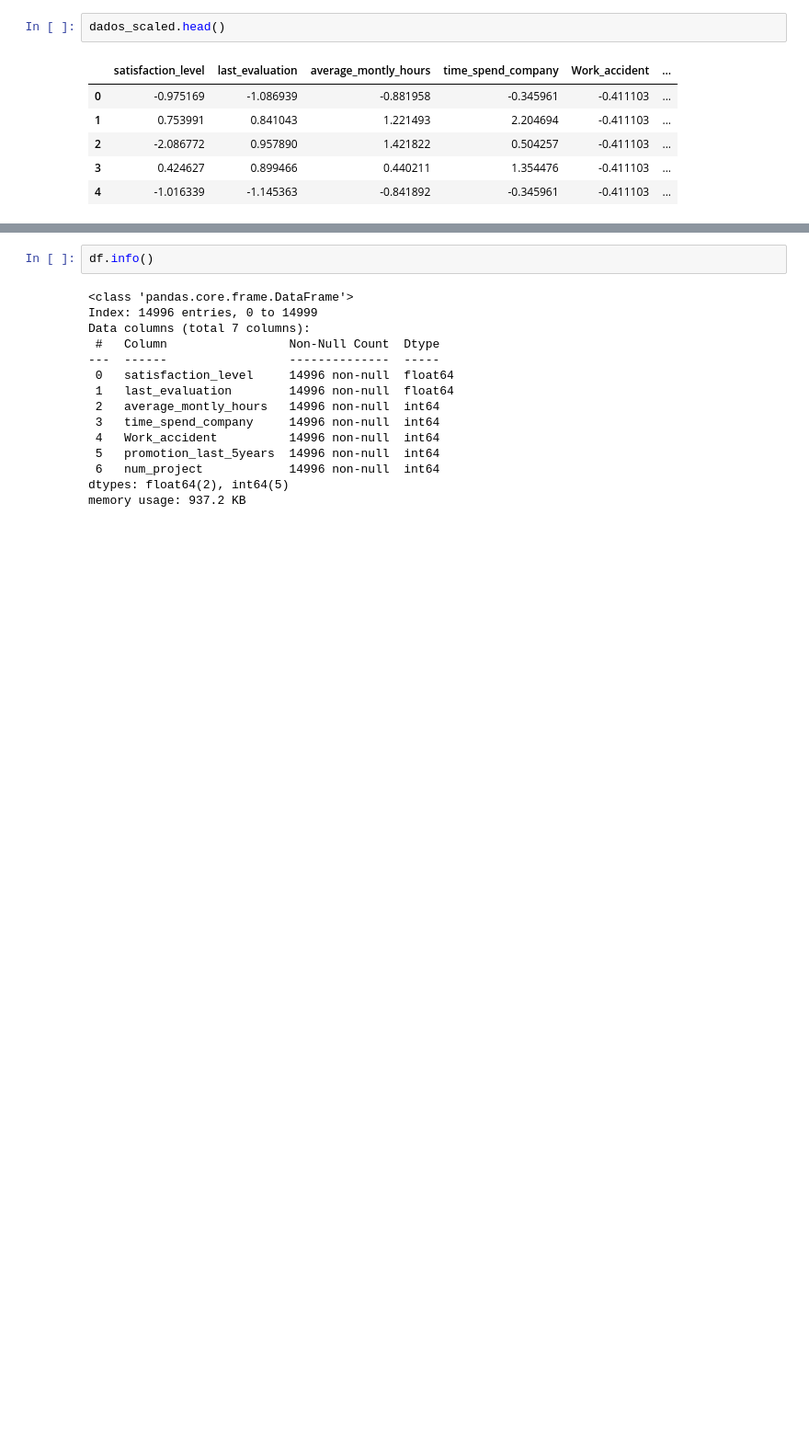
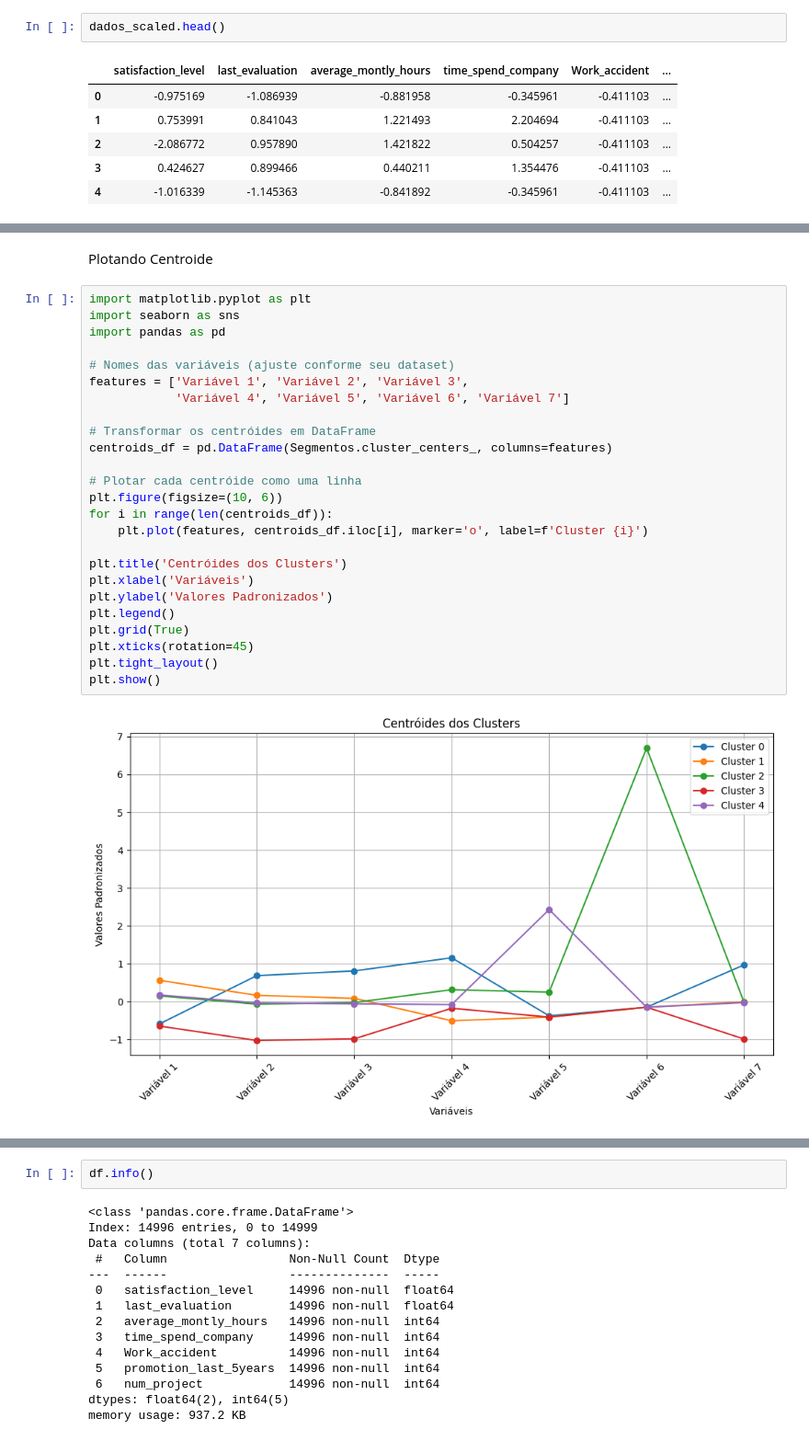
Before and after one commit to Uill-Iam/Estudo, a Jupyter notebook: Python/ML/ACEM/ACEM.ipynb, the cells around one changed output, grey strips where cells are left out. Shown at 92% size. Drawn from its saved outputs; the diff is of its cells as text; blank space fills up the shorter version.

```diff
--- a/Python/ML/ACEM/ACEM.ipynb
+++ b/Python/ML/ACEM/ACEM.ipynb
@@ -1093,3 +1073,32 @@ array([[-0.59214094,  0.68532349,  0.80998306,  1.15629089, -0.37630798,
+# %% [markdown]
+Plotando Centroide
+# %%
+import matplotlib.pyplot as plt
+import seaborn as sns
+import pandas as pd
+
+# Nomes das variáveis (ajuste conforme seu dataset)
+features = ['Variável 1', 'Variável 2', 'Variável 3',
+            'Variável 4', 'Variável 5', 'Variável 6', 'Variável 7']
+
+# Transformar os centróides em DataFrame
+centroids_df = pd.DataFrame(Segmentos.cluster_centers_, columns=features)
+
+# Plotar cada centróide como uma linha
+plt.figure(figsize=(10, 6))
+for i in range(len(centroids_df)):
+    plt.plot(features, centroids_df.iloc[i], marker='o', label=f'Cluster {i}')
+
+plt.title('Centróides dos Clusters')
+plt.xlabel('Variáveis')
+plt.ylabel('Valores Padronizados')
+plt.legend()
+plt.grid(True)
+plt.xticks(rotation=45)
+plt.tight_layout()
+plt.show()
+# %% [output]
+[figure, added]
 # %%
 #A tabela de distâncias é criada de forma que em cada instância contém os valores de distância em relação a cada cluster.
 distance = Modelo_Kmeans.fit_transform(dados_scaled)
```
Also changed, not shown: parts of 38 cells of this notebook, 12 other files.
